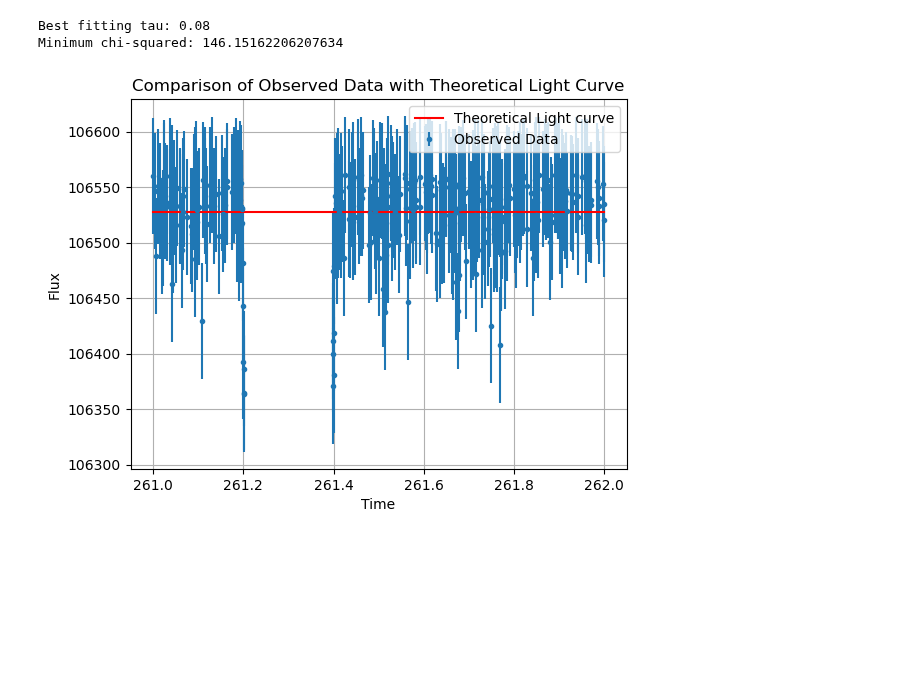
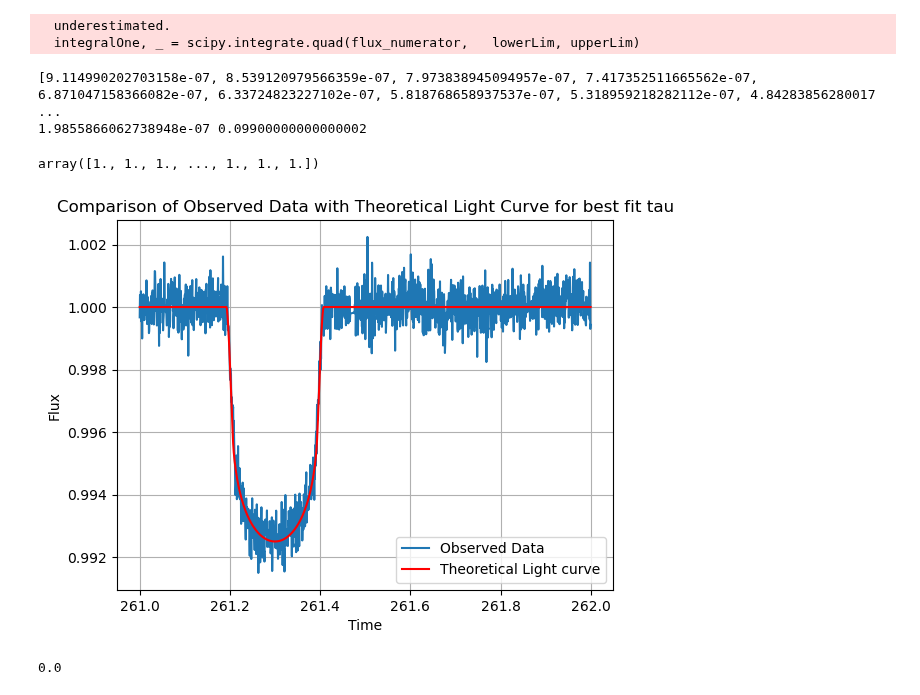
Before and after one commit to Columbia-Astronomy-4260/astr-4260-Juliahaynes777, a Jupyter notebook: PS7/PS7.ipynb, the cells around one changed output. Drawn from its saved outputs; the diff is of its cells as text; code cells hidden in the pictures; blank space fills up the shorter version.

```diff
--- a/PS7/PS7.ipynb
+++ b/PS7/PS7.ipynb
@@ -208,10 +162,11 @@ def calculate_F_theoretical(p, t0, tau, time_filtered, average_flux_filtered):
 
     return F_theoretical
 # %%
+"""
 p = 0.0775
 t0 = 261.3
 tau = 0.1
-z = (time_filtered-t0)/tau
+z = (time_all-t0)/tau
 u = lambda r: (1 - r**2)**0.5
 calc_i = lambda r: u(r)**0.5
 
@@ -238,4 +193,5 @@ F_theoretical = numerator / denominator
 F_theoretical *= unobscured_flux
 
 print (F_theoretical)
+"""
 # %% [output]
@@ -319,24 +374,29 @@ def calculate_F_theoretical(p, t0, tau, time_filtered, average_flux_filtered):
+# %%
+def make_flux_prediction(time, t0, tau, p):
+    z_array = (time - t0) / tau
+    flux_predictions = []
+    for z in z_array:
+        flux_prediction = predicted_flux(z, p)
+        flux_predictions.append(flux_prediction)
+    return np.array(flux_predictions)
 # %%
 # Problem 3
-tau_values = np.arange(0.08, 0.13, 0.01)
-
-best_tau = None
-min_chi_squared = np.inf
-
-tau_values = np.arange(0.08, 0.13, 0.01)
+tau_values = np.arange(0.08, 0.13, 0.001)
+chi_squared_values = []
 
 for tau in tau_values:
-    F_theoretical = calculate_F_theoretical(p, t0, tau, time_filtered, average_flux_filtered)
+    flux_predictions = make_flux_prediction(time_all, t0, tau, p)
 
-    chi_squared = np.sum(((flux_filtered - F_theoretical) / flux_err_filtered) ** 2)
+    chi_squared = np.sum(((normalized_flux - flux_predictions) / np.std(flux_filtered)) ** 2)
+    chi_squared_values.append(chi_squared)
+print(chi_squared_values)
+chi_squared_values = np.array(chi_squared_values)
 
-    # Check if it is the lowest chi-squared
-    if chi_squared < min_chi_squared:
-        min_chi_squared = chi_squared
-        best_tau = tau
-
-print("Best fitting tau:", best_tau)
-print("Minimum chi-squared:", min_chi_squared)
+min_chi_squared = np.min(chi_squared_values)
+best_tau = tau_values[np.argmin(chi_squared_values)]
+print (min_chi_squared, best_tau)
 # %% [output]
-Best fitting tau: 0.08
-Minimum chi-squared: 146.15162206207634
+  underestimated.
+  integralOne, _ = scipy.integrate.quad(flux_numerator,   lowerLim, upperLim)
+[9.114990202703158e-07, 8.539120979566359e-07, 7.973838945094957e-07, 7.417352511665562e-07, 6.871047158366082e-07, 6.33724823227102e-07, 5.818768658937537e-07, 5.318959218282112e-07, 4.84283856280017 ...
+1.9855866062738948e-07 0.09900000000000002
@@ -346,12 +403,4 @@ F_theoretical_best_fit = calculate_F_theoretical(p, t0, 0.08, time_filtered, ave
-# %%
-plt.figure
-plt.errorbar(time_filtered, flux_filtered, yerr=flux_err_filtered, label='Observed Data', fmt='.')
-plt.plot(time_filtered, F_theoretical_best_fit, label='Theoretical Light curve', color='red')
-plt.xlabel('Time')
-plt.ylabel('Flux')
-plt.title('Comparison of Observed Data with Theoretical Light Curve')
-plt.legend()
-plt.grid(True)
-plt.show()
-# %% [output]
-[figure, removed]
+# %%
+flux_best_fit = make_flux_prediction(time_all, t0, 0.0999999999999999, p)
+# %% [output]
+array([1., 1., 1., ..., 1., 1., 1.])
@@ -357,0 +410,18 @@ plt.show()
+# %%
+plt.figure
+plt.plot(time_all, normalized_flux, label='Observed Data')
+plt.plot(time_all, flux_best_fit, label='Theoretical Light curve', color='red')
+plt.xlabel('Time')
+plt.ylabel('Flux')
+plt.title('Comparison of Observed Data with Theoretical Light Curve for best fit tau')
+plt.legend()
+plt.grid(True)
+plt.show()
+# %% [output]
+[figure, added]
+# %%
+# Calculate p value for best fit tau
+p_value_best_fit = gammainc(nu / 2, min_chi_squared / 2)
+p_value_best_fit
+# %% [output]
+0.0
```
Also changed, not shown: parts of 30 cells of this notebook, 1 other file.
